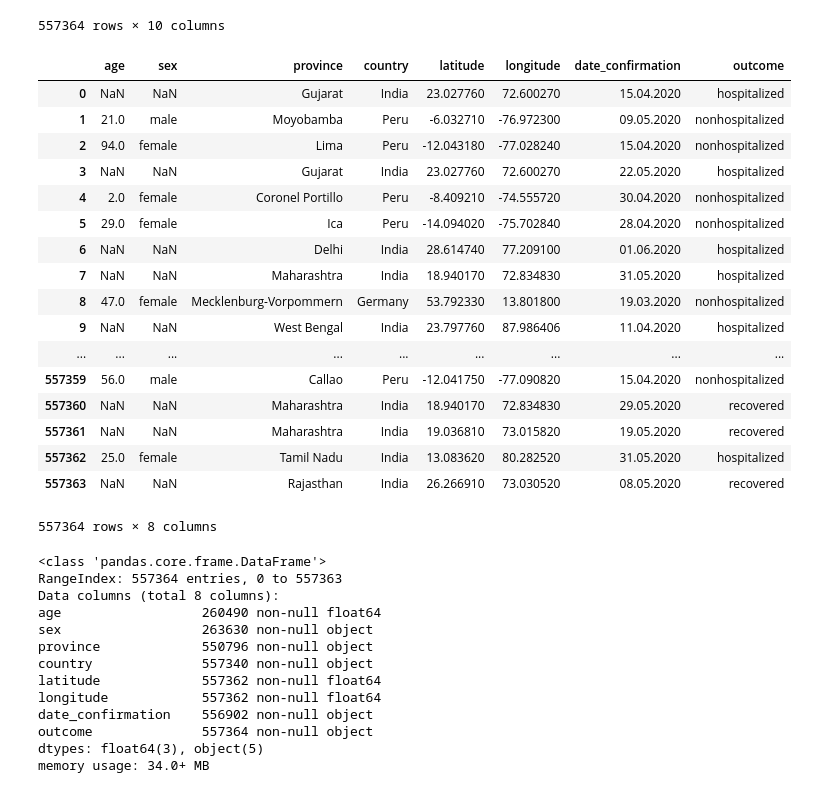
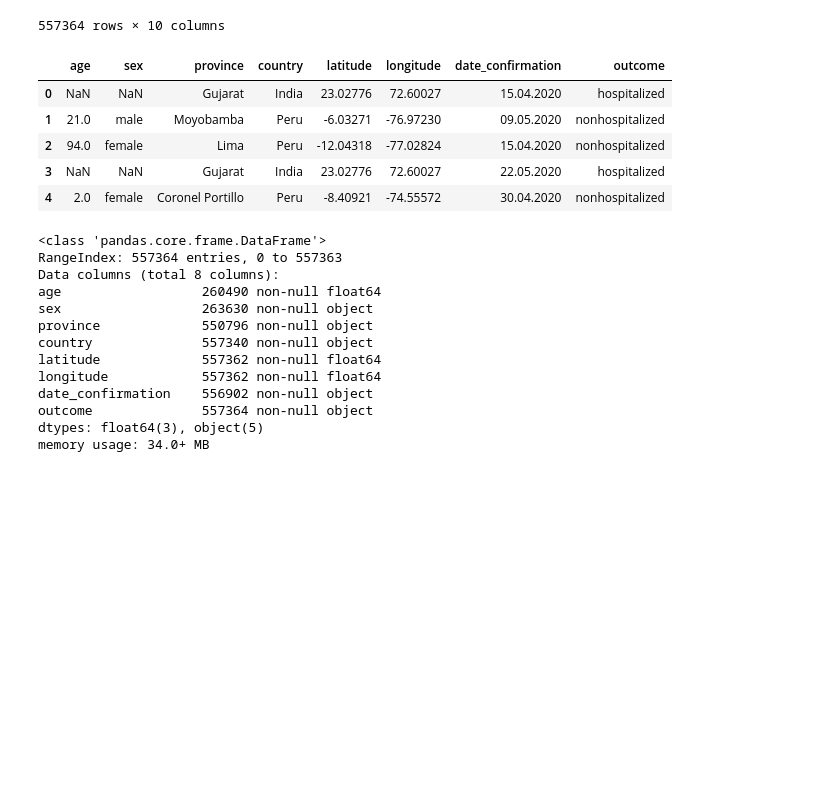
Before and after one commit to rsehmbi/covid19, a Jupyter notebook: DataCleaning.ipynb, the cells around one changed output. Saved outputs shown, nothing was run; the diff lists cells and outputs as text; code cells hidden in the pictures; blank space fills up the shorter version.

```diff
--- a/DataCleaning.ipynb
+++ b/DataCleaning.ipynb
@@ -239,26 +258,14 @@ df_cases
 # %%
 df_cases = df_cases.drop(['additional_information', 'source'], axis=1)
 # %%
-df_cases
+df_cases.head()
 # %% [output]
 |  | age | sex | province | country | latitude | longitude | date_confirmation | outcome |
-| 0 | NaN | NaN | Gujarat | India | 23.027760 | 72.600270 | 15.04.2020 | hospitalized |
-| 1 | 21.0 | male | Moyobamba | Peru | -6.032710 | -76.972300 | 09.05.2020 | nonhospitalized |
-| 2 | 94.0 | female | Lima | Peru | -12.043180 | -77.028240 | 15.04.2020 | nonhospitalized |
-| 3 | NaN | NaN | Gujarat | India | 23.027760 | 72.600270 | 22.05.2020 | hospitalized |
-| 4 | 2.0 | female | Coronel Portillo | Peru | -8.409210 | -74.555720 | 30.04.2020 | nonhospitalized |
-| 5 | 29.0 | female | Ica | Peru | -14.094020 | -75.702840 | 28.04.2020 | nonhospitalized |
-| 6 | NaN | NaN | Delhi | India | 28.614740 | 77.209100 | 01.06.2020 | hospitalized |
-| 7 | NaN | NaN | Maharashtra | India | 18.940170 | 72.834830 | 31.05.2020 | hospitalized |
-| 8 | 47.0 | female | Mecklenburg-Vorpommern | Germany | 53.792330 | 13.801800 | 19.03.2020 | nonhospitalized |
-| 9 | NaN | NaN | West Bengal | India | 23.797760 | 87.986406 | 11.04.2020 | hospitalized |
-| ... | ... | ... | ... | ... | ... | ... | ... | ... |
-| 557359 | 56.0 | male | Callao | Peru | -12.041750 | -77.090820 | 15.04.2020 | nonhospitalized |
-| 557360 | NaN | NaN | Maharashtra | India | 18.940170 | 72.834830 | 29.05.2020 | recovered |
-| 557361 | NaN | NaN | Maharashtra | India | 19.036810 | 73.015820 | 19.05.2020 | recovered |
-| 557362 | 25.0 | female | Tamil Nadu | India | 13.083620 | 80.282520 | 31.05.2020 | hospitalized |
-| 557363 | NaN | NaN | Rajasthan | India | 26.266910 | 73.030520 | 08.05.2020 | recovered |
+| 0 | NaN | NaN | Gujarat | India | 23.02776 | 72.60027 | 15.04.2020 | hospitalized |
+| 1 | 21.0 | male | Moyobamba | Peru | -6.03271 | -76.97230 | 09.05.2020 | nonhospitalized |
+| 2 | 94.0 | female | Lima | Peru | -12.04318 | -77.02824 | 15.04.2020 | nonhospitalized |
+| 3 | NaN | NaN | Gujarat | India | 23.02776 | 72.60027 | 22.05.2020 | hospitalized |
+| 4 | 2.0 | female | Coronel Portillo | Peru | -8.40921 | -74.55572 | 30.04.2020 | nonhospitalized |
-557364 rows × 8 columns
 # %%
 df_cases.info()
 # %% [output]
```
Also changed, not shown: parts of 48 cells of this notebook, 3 other files.
